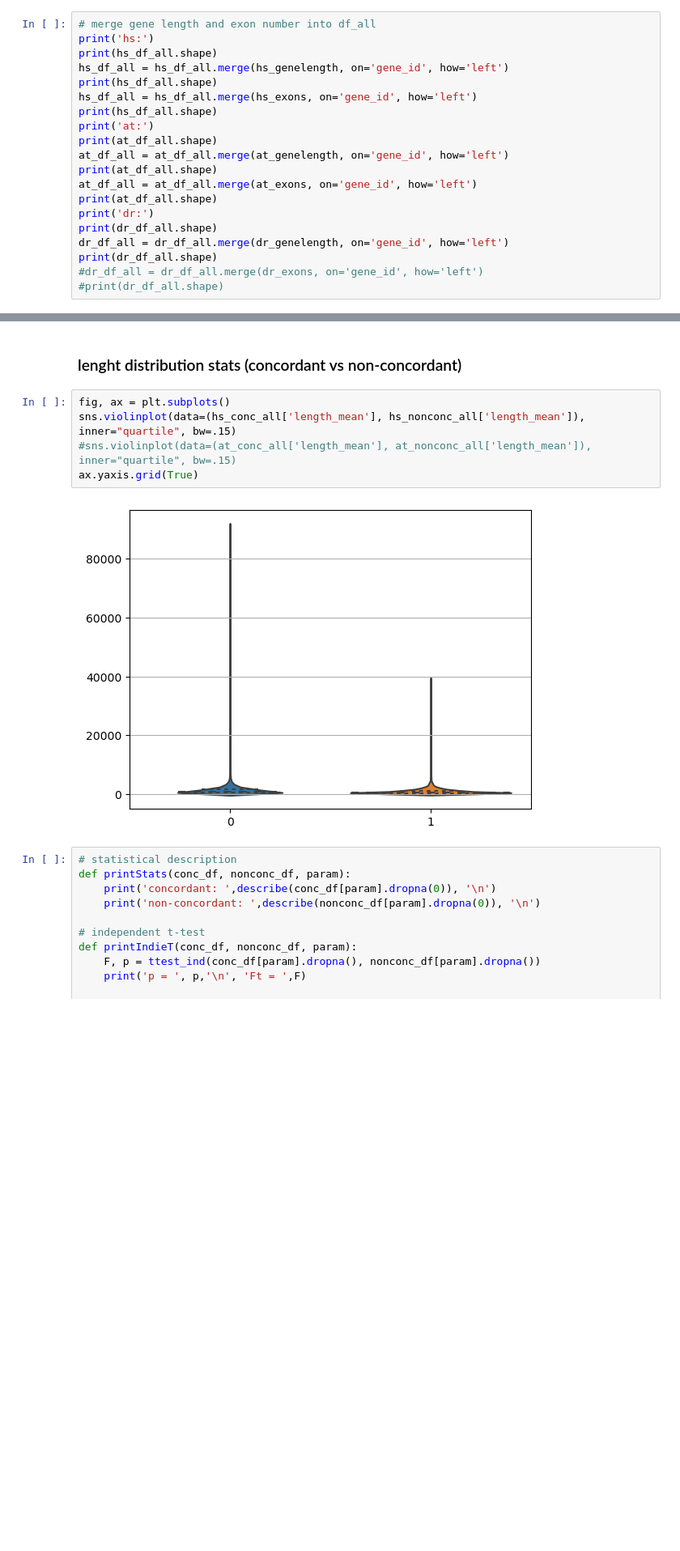
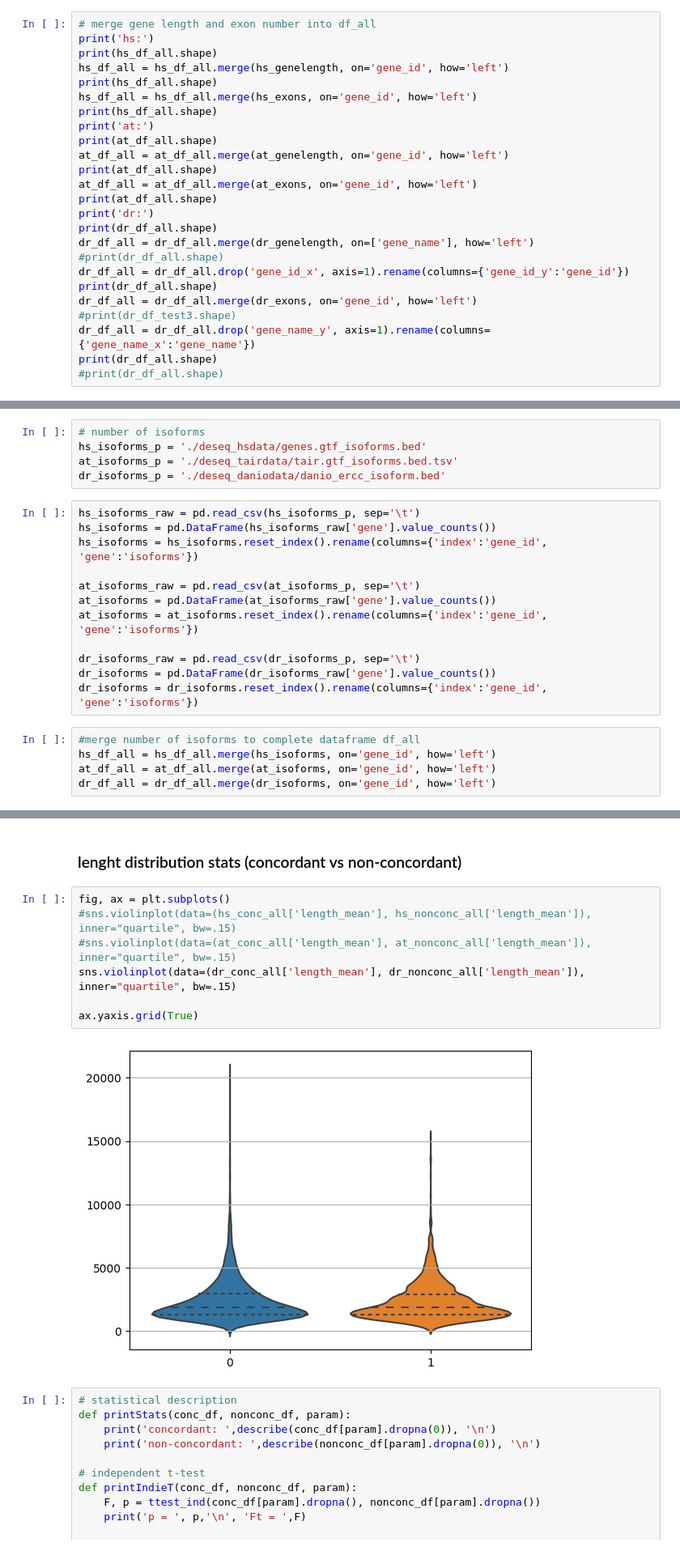
Before and after one commit to qbic-projects/rnaseq-benchmark, a Jupyter notebook: rnaSeqBenchmark.ipynb, the cells around one changed output, grey strips where cells are left out. Shown at 81% size. Drawn from its saved outputs; the diff is of its cells as text; blank space fills up the shorter version.

Commit message:
add isoform analysis

```diff
--- a/rnaSeqBenchmark.ipynb
+++ b/rnaSeqBenchmark.ipynb
@@ -273,9 +291,14 @@ at_df_all = at_df_all.merge(at_exons, on='gene_id', how='left')
 print(at_df_all.shape)
 print('dr:')
 print(dr_df_all.shape)
-dr_df_all = dr_df_all.merge(dr_genelength, on='gene_id', how='left')
+dr_df_all = dr_df_all.merge(dr_genelength, on=['gene_name'], how='left')
+#print(dr_df_all.shape)
+dr_df_all = dr_df_all.drop('gene_id_x', axis=1).rename(columns={'gene_id_y':'gene_id'})
 print(dr_df_all.shape)
-#dr_df_all = dr_df_all.merge(dr_exons, on='gene_id', how='left')
+dr_df_all = dr_df_all.merge(dr_exons, on='gene_id', how='left')
+#print(dr_df_test3.shape)
+dr_df_all = dr_df_all.drop('gene_name_y', axis=1).rename(columns={'gene_name_x':'gene_name'})
+print(dr_df_all.shape)
 #print(dr_df_all.shape)
 # %% [output]
 hs:
@@ -331,0 +462,22 @@ DR gene_lenght min/max 59 1414384
+# %%
+# number of isoforms
+hs_isoforms_p = './deseq_hsdata/genes.gtf_isoforms.bed'
+at_isoforms_p = './deseq_tairdata/tair.gtf_isoforms.bed.tsv'
+dr_isoforms_p = './deseq_daniodata/danio_ercc_isoform.bed'
+# %%
+hs_isoforms_raw = pd.read_csv(hs_isoforms_p, sep='\t')
+hs_isoforms = pd.DataFrame(hs_isoforms_raw['gene'].value_counts())
+hs_isoforms = hs_isoforms.reset_index().rename(columns={'index':'gene_id', 'gene':'isoforms'})
+
+at_isoforms_raw = pd.read_csv(at_isoforms_p, sep='\t')
+at_isoforms = pd.DataFrame(at_isoforms_raw['gene'].value_counts())
+at_isoforms = at_isoforms.reset_index().rename(columns={'index':'gene_id', 'gene':'isoforms'})
+
+dr_isoforms_raw = pd.read_csv(dr_isoforms_p, sep='\t')
+dr_isoforms = pd.DataFrame(dr_isoforms_raw['gene'].value_counts())
+dr_isoforms = dr_isoforms.reset_index().rename(columns={'index':'gene_id', 'gene':'isoforms'})
+# %%
+#merge number of isoforms to complete dataframe df_all
+hs_df_all = hs_df_all.merge(hs_isoforms, on='gene_id', how='left')
+at_df_all = at_df_all.merge(at_isoforms, on='gene_id', how='left')
+dr_df_all = dr_df_all.merge(dr_isoforms, on='gene_id', how='left')
@@ -852,11 +1186,13 @@ nonc_srsem  nonc_ssal   0.0212    1.0 -0.1195 0.1619  False
 ### lenght distribution stats (concordant vs non-concordant)
 # %%
 fig, ax = plt.subplots()
-sns.violinplot(data=(hs_conc_all['length_mean'], hs_nonconc_all['length_mean']), inner="quartile", bw=.15)
+#sns.violinplot(data=(hs_conc_all['length_mean'], hs_nonconc_all['length_mean']), inner="quartile", bw=.15)
 #sns.violinplot(data=(at_conc_all['length_mean'], at_nonconc_all['length_mean']), inner="quartile", bw=.15)
+sns.violinplot(data=(dr_conc_all['length_mean'], dr_nonconc_all['length_mean']), inner="quartile", bw=.15)
+
 ax.yaxis.grid(True)
 # %% [output]
-[figure, old version]
+[figure, new version]
 # %%
 # statistical description
 def printStats(conc_df, nonconc_df, param):
```
Also changed, not shown: parts of 79 cells of this notebook, 7 other files.
